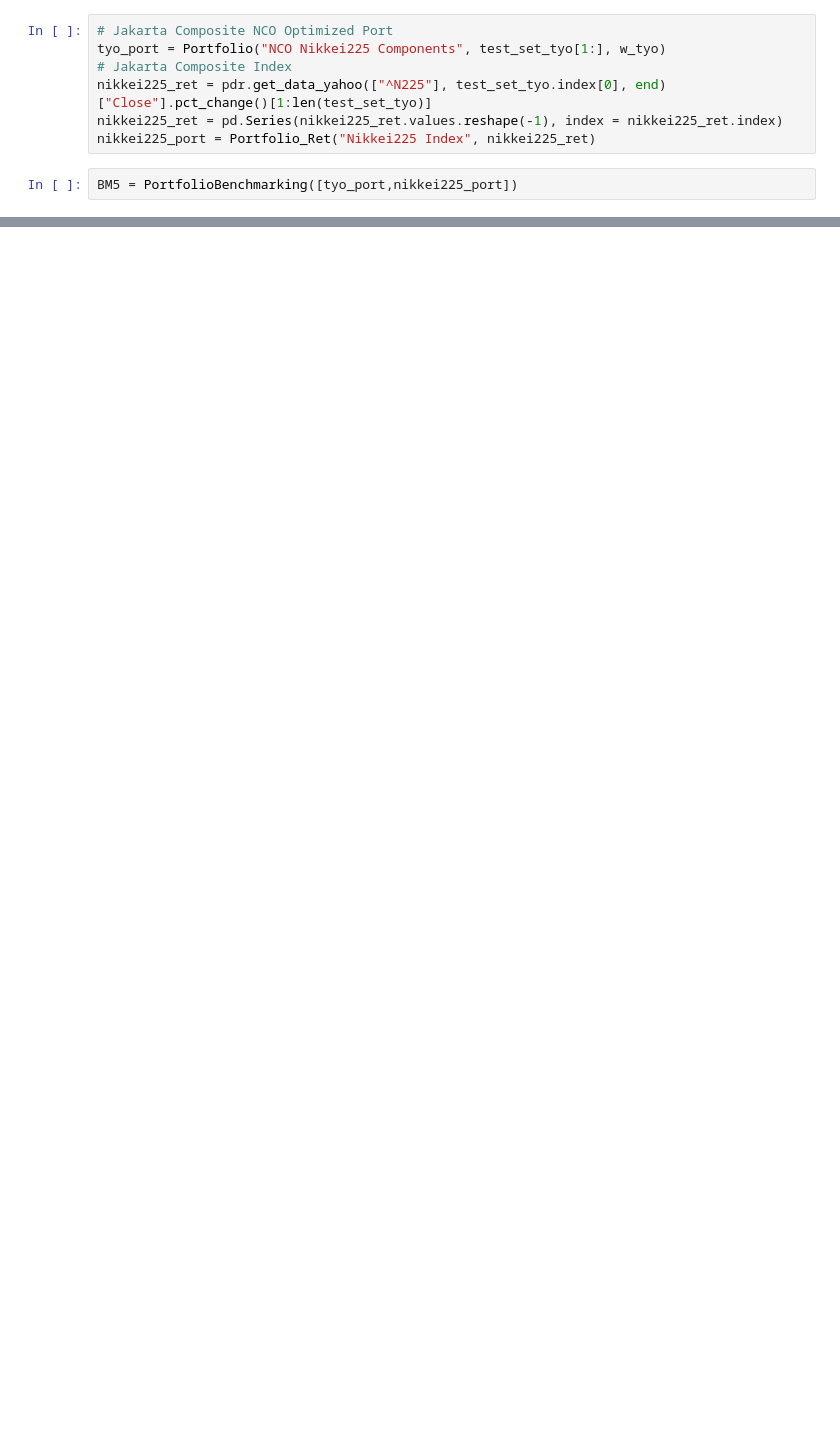
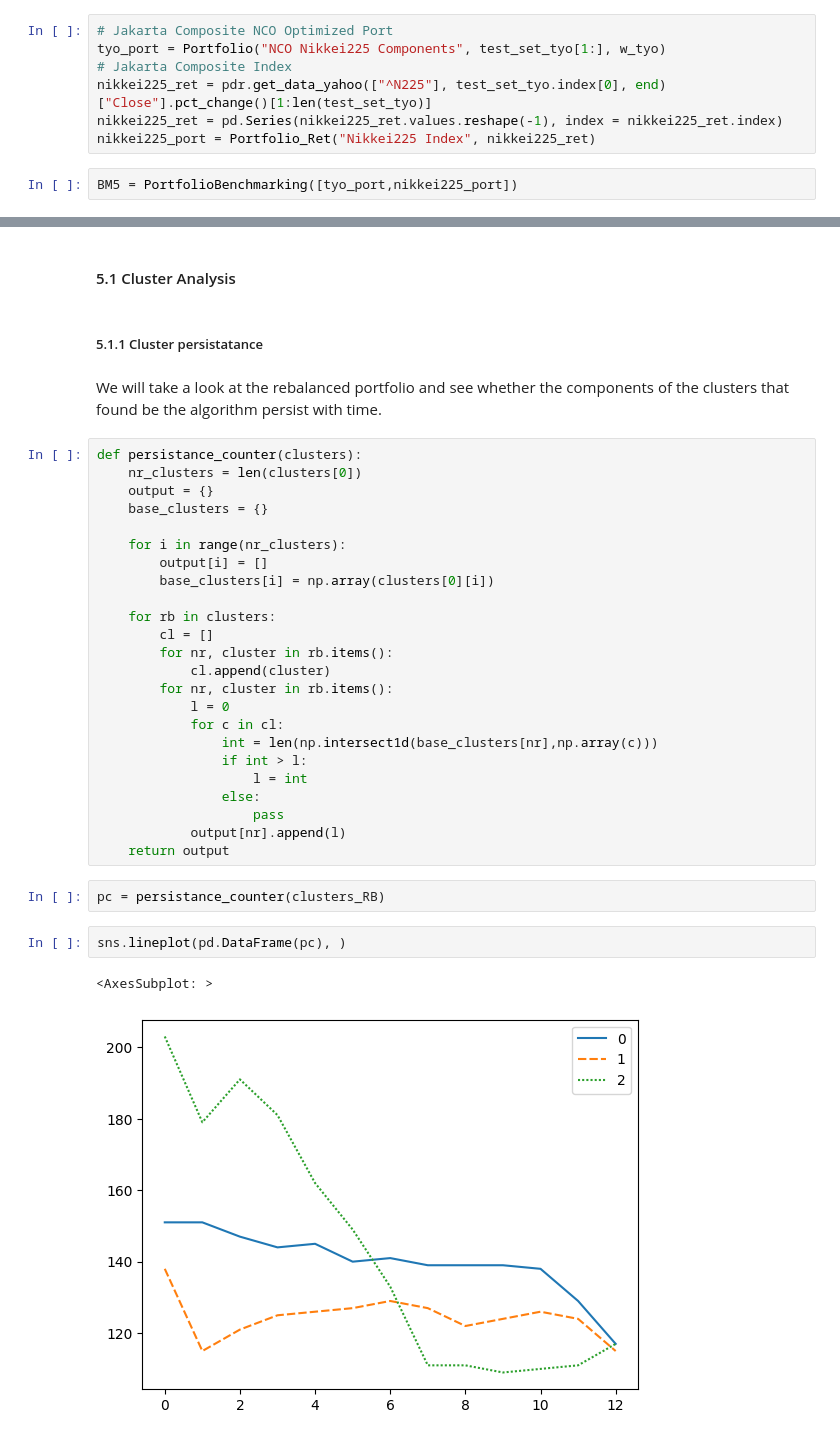
Before and after one commit to dariosandrucci/thesis, a Jupyter notebook: project_notebook.ipynb, the cells around one changed output, grey strips where cells are left out. Drawn from its saved outputs; the diff is of its cells as text; blank space fills up the shorter version.

```diff
--- a/project_notebook.ipynb
+++ b/project_notebook.ipynb
@@ -305,0 +285,37 @@ BM5.plot_performance(False)
+# %% [markdown]
+#### 5.1 Cluster Analysis
+# %% [markdown]
+##### 5.1.1 Cluster persistatance
+# %% [markdown]
+We will take a look at the rebalanced portfolio and see whether the components of the clusters that found be the algorithm persist with time.
+# %%
+def persistance_counter(clusters):
+    nr_clusters = len(clusters[0])
+    output = {}
+    base_clusters = {}
+
+    for i in range(nr_clusters):
+        output[i] = []
+        base_clusters[i] = np.array(clusters[0][i])
+
+    for rb in clusters:
+        cl = []
+        for nr, cluster in rb.items():
+            cl.append(cluster)
+        for nr, cluster in rb.items():
+            l = 0
+            for c in cl:
+                int = len(np.intersect1d(base_clusters[nr],np.array(c)))
+                if int > l:
+                    l = int
+                else:
+                    pass
+            output[nr].append(l)
+    return output
+# %%
+pc = persistance_counter(clusters_RB)
+# %%
+sns.lineplot(pd.DataFrame(pc), )
+# %% [output]
+<AxesSubplot: >
+[figure, added]
```
Also changed, not shown: parts of 13 cells of this notebook, 2 other files.
